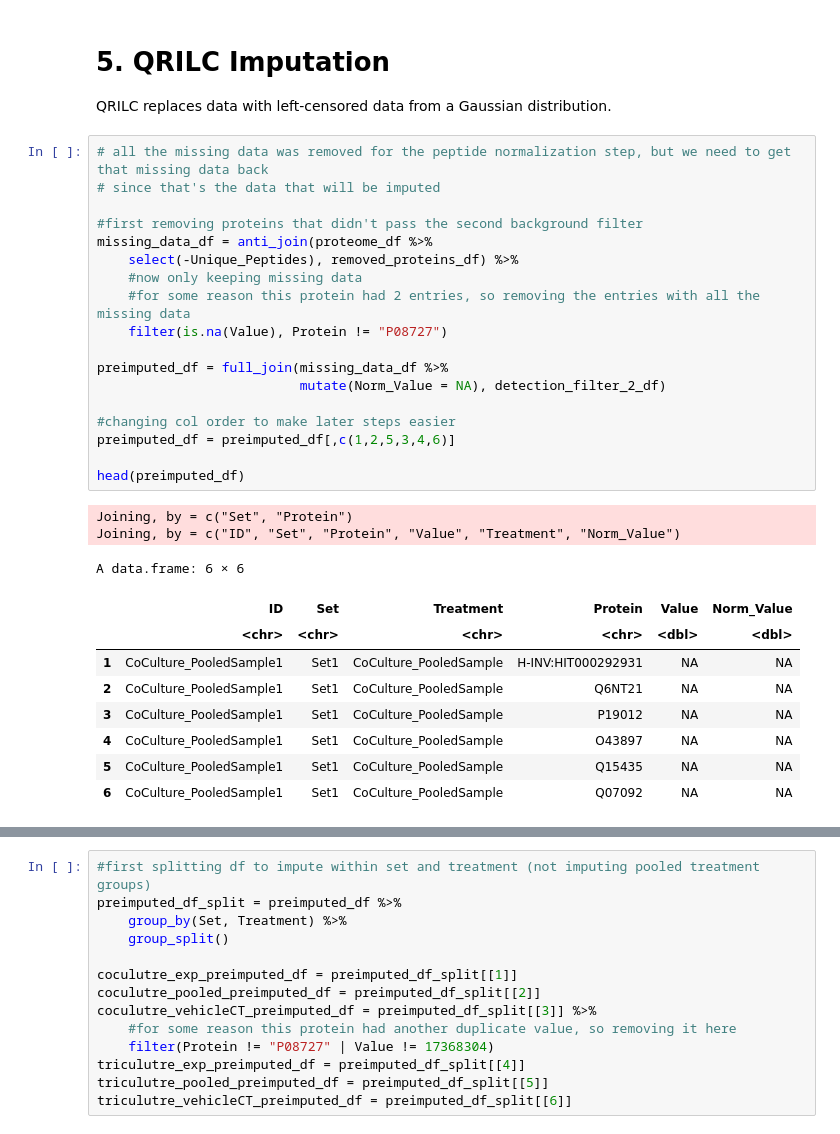
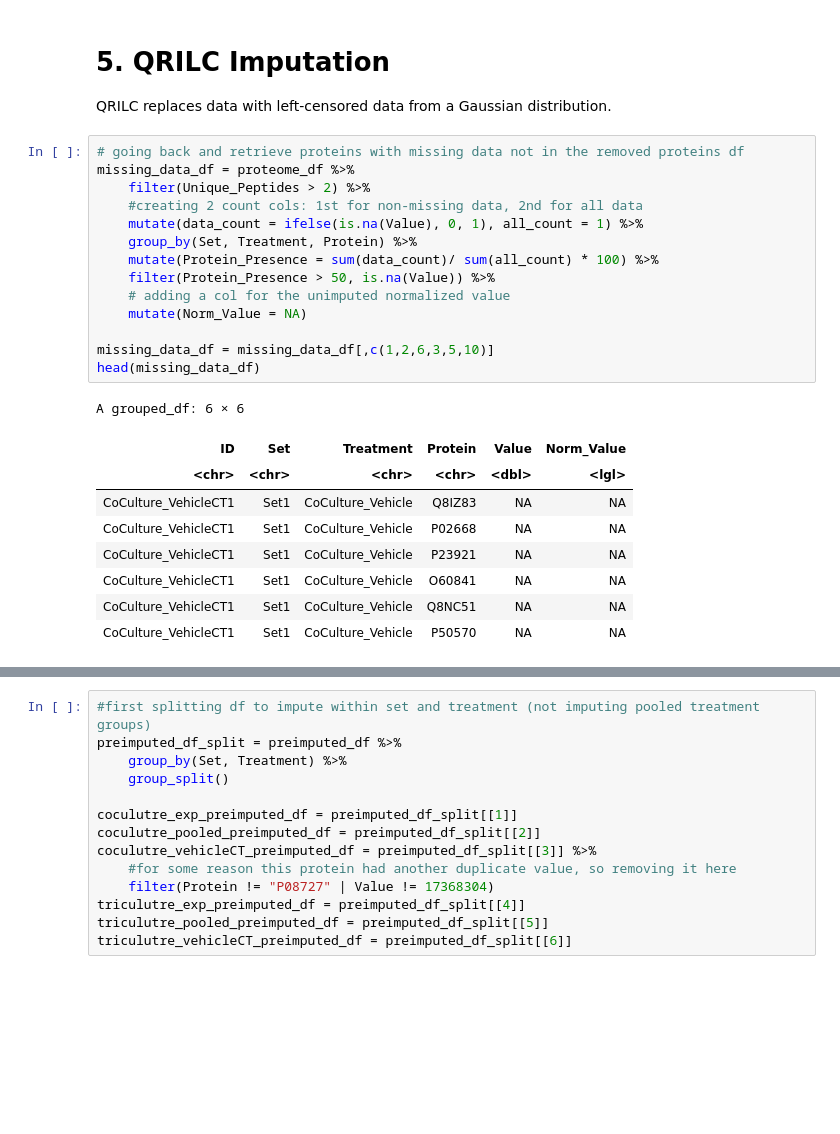
Before and after one commit to alexispayton/Wildfires-and-Extracellular-Vesicles-EVs-Woodsmoke-Alters-EV-Proteomic-Signatures-involved-in-Ext, a Jupyter notebook: 3. Proteomics Data Processing/Data Processing.ipynb, the cells around one changed output, grey strips where cells are left out. Cells and saved outputs as stored; diff of their text form; blank space fills up the shorter version.

```diff
--- a/3. Proteomics Data Processing/Data Processing.ipynb
+++ b/3. Proteomics Data Processing/Data Processing.ipynb
@@ -243,33 +225,27 @@ A grouped_df: 6 × 8
 # 5. QRILC Imputation
 
 QRILC replaces data with left-censored data from a Gaussian distribution.
-# %%
-# all the missing data was removed for the peptide normalization step, but we need to get that missing data back
-# since that's the data that will be imputed
-
-#first removing proteins that didn't pass the second background filter
-missing_data_df = anti_join(proteome_df %>%
-    select(-Unique_Peptides), removed_proteins_df) %>%
-    #now only keeping missing data
-    #for some reason this protein had 2 entries, so removing the entries with all the missing data
-    filter(is.na(Value), Protein != "P08727")
-
-preimputed_df = full_join(missing_data_df %>%
-                          mutate(Norm_Value = NA), detection_filter_2_df)
-
-#changing col order to make later steps easier
-preimputed_df = preimputed_df[,c(1,2,5,3,4,6)]
-
-head(preimputed_df)
-# %% [output]
-Joining, by = c("Set", "Protein")
-Joining, by = c("ID", "Set", "Protein", "Value", "Treatment", "Norm_Value")
-A data.frame: 6 × 6
-|  | ID | Set | Treatment | Protein | Value | Norm_Value |
-|  | <chr> | <chr> | <chr> | <chr> | <dbl> | <dbl> |
-| 1 | CoCulture_PooledSample1 | Set1 | CoCulture_PooledSample | H-INV:HIT000292931 | NA | NA |
-| 2 | CoCulture_PooledSample1 | Set1 | CoCulture_PooledSample | Q6NT21 | NA | NA |
-| 3 | CoCulture_PooledSample1 | Set1 | CoCulture_PooledSample | P19012 | NA | NA |
-| 4 | CoCulture_PooledSample1 | Set1 | CoCulture_PooledSample | O43897 | NA | NA |
-| 5 | CoCulture_PooledSample1 | Set1 | CoCulture_PooledSample | Q15435 | NA | NA |
-| 6 | CoCulture_PooledSample1 | Set1 | CoCulture_PooledSample | Q07092 | NA | NA |
+# %%
+# going back and retrieve proteins with missing data not in the removed proteins df
+missing_data_df = proteome_df %>%
+    filter(Unique_Peptides > 2) %>%
+    #creating 2 count cols: 1st for non-missing data, 2nd for all data
+    mutate(data_count = ifelse(is.na(Value), 0, 1), all_count = 1) %>%
+    group_by(Set, Treatment, Protein) %>%
+    mutate(Protein_Presence = sum(data_count)/ sum(all_count) * 100) %>%
+    filter(Protein_Presence > 50, is.na(Value)) %>%
+    # adding a col for the unimputed normalized value
+    mutate(Norm_Value = NA)
+
+missing_data_df = missing_data_df[,c(1,2,6,3,5,10)]
+head(missing_data_df)
+# %% [output]
+A grouped_df: 6 × 6
+| ID | Set | Treatment | Protein | Value | Norm_Value |
+| <chr> | <chr> | <chr> | <chr> | <dbl> | <lgl> |
+| CoCulture_VehicleCT1 | Set1 | CoCulture_Vehicle | Q8IZ83 | NA | NA |
+| CoCulture_VehicleCT1 | Set1 | CoCulture_Vehicle | P02668 | NA | NA |
+| CoCulture_VehicleCT1 | Set1 | CoCulture_Vehicle | P23921 | NA | NA |
+| CoCulture_VehicleCT1 | Set1 | CoCulture_Vehicle | O60841 | NA | NA |
+| CoCulture_VehicleCT1 | Set1 | CoCulture_Vehicle | Q8NC51 | NA | NA |
+| CoCulture_VehicleCT1 | Set1 | CoCulture_Vehicle | P50570 | NA | NA |
```
Also changed, not shown: parts of 12 cells of this notebook.
